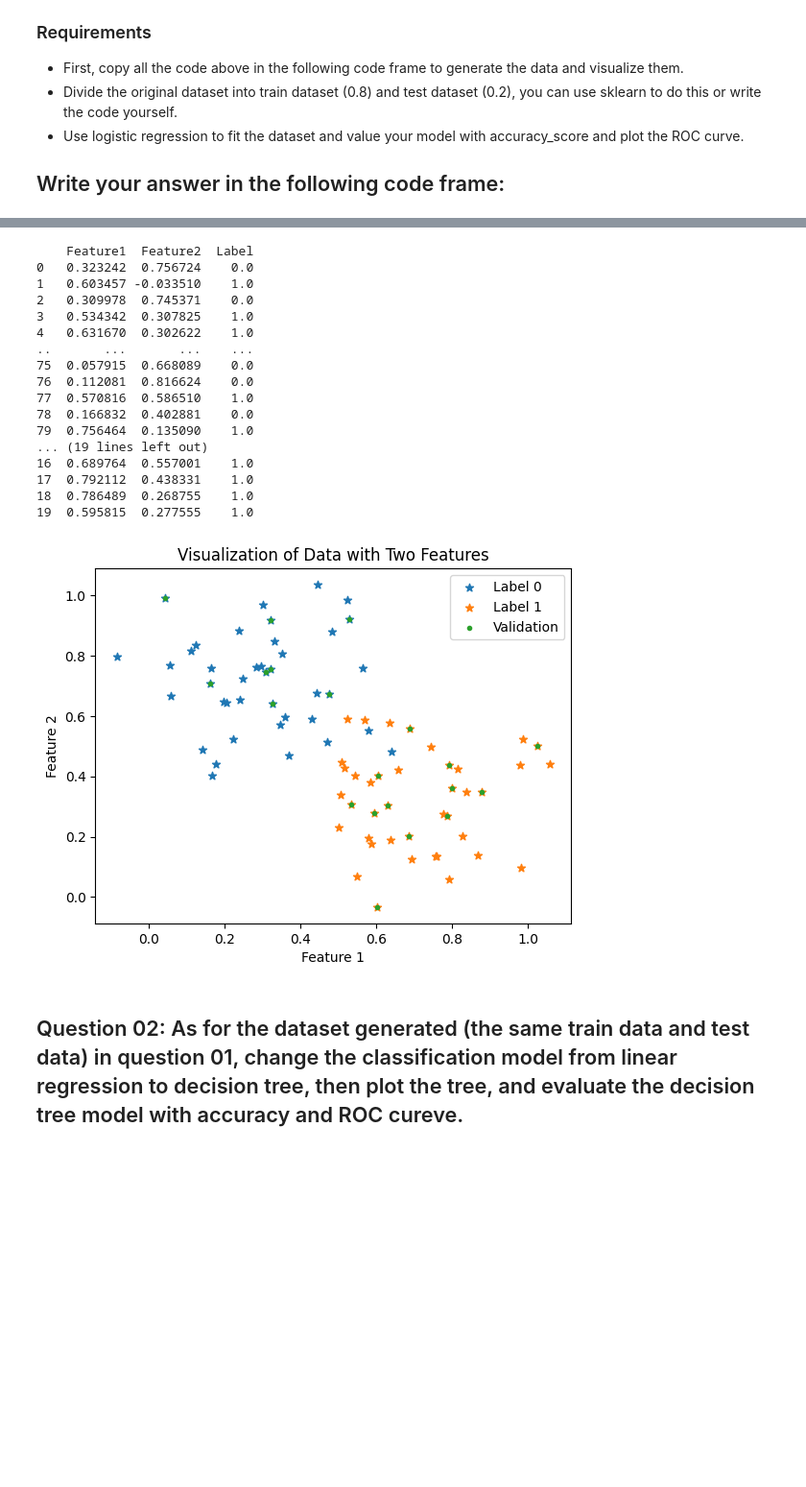
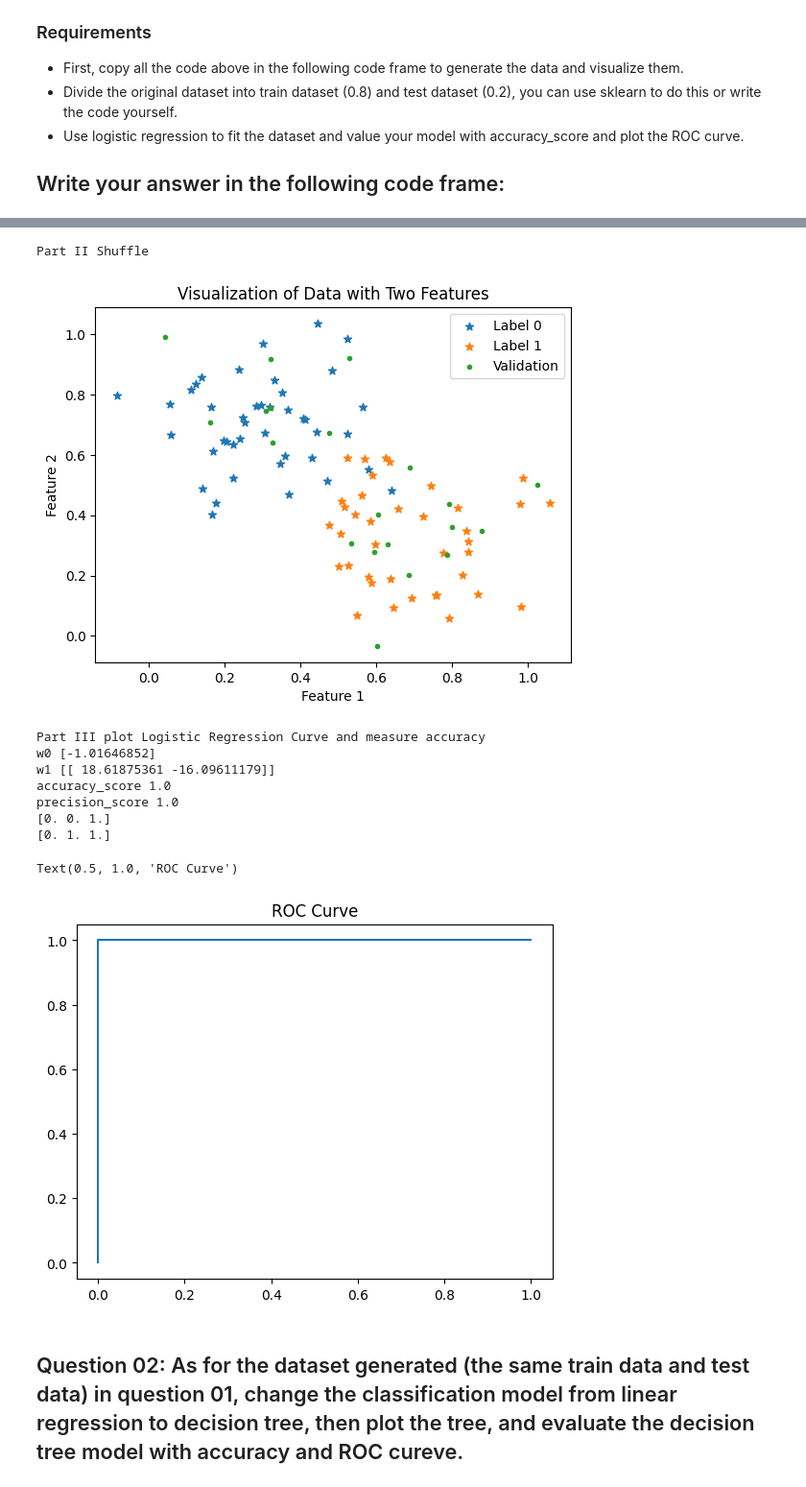
Before and after one commit to felixthe-cat/CIVL3140_clone, a Jupyter notebook: 03 Classification Models (Logistics regression & Decision Trees & Ensemble Learning)/exercise03.ipynb, the cells around one changed output, grey strips where cells are left out. Shown at 96% size. Drawn from its saved outputs; the diff is of its cells as text; code cells hidden in the pictures; blank space fills up the shorter version.

Commit message:
finished exercise 3 and part of ASM Q5

```diff
--- a/03 Classification Models (Logistics regression & Decision Trees & Ensemble Learning)/exercise03.ipynb
+++ b/03 Classification Models (Logistics regression & Decision Trees & Ensemble Learning)/exercise03.ipynb
@@ -87,53 +87,69 @@ data = np.vstack((class_0, class_1))
 # hstack puts them togehter in the same list
 labels = np.hstack((labels_0, labels_1))
 
 df = pd.DataFrame(data, columns=['Feature1', 'Feature2'])
 df['Label'] = labels
 
 plt.figure(figsize=(8, 6))
 plt.scatter(df[df['Label']==0]['Feature1'], df[df['Label']==0]['Feature2'], marker='*', label='Label 0')
 plt.scatter(df[df['Label']==1]['Feature1'], df[df['Label']==1]['Feature2'], marker='*', label='Label 1')
 plt.title('Visualization of Data with Two Features')
 plt.xlabel('Feature 1')
 plt.ylabel('Feature 2')
 plt.legend()
 plt.show()
 
 # Part II Shuffle
+print('Part II Shuffle')
 
 df = df.sample(frac=1).reset_index(drop=True)
-data_df_train = df.iloc[:80,:]
+# from 20th data to 100th
+data_df_train = df.iloc[20:,:]
+# from 0th data to 20th data
 data_df_val = df.iloc[:20,:]
-print(data_df_train)
-print(data_df_val)
 
 plt.scatter(data_df_train[data_df_train['Label']==0]['Feature1'], data_df_train[data_df_train['Label']==0]['Feature2'], marker='*', label='Label 0')
 plt.scatter(data_df_train[data_df_train['Label']==1]['Feature1'], data_df_train[data_df_train['Label']==1]['Feature2'], marker='*', label='Label 1')
 plt.scatter(data_df_val['Feature1'], data_df_val['Feature2'], marker='.', label='Validation')
 plt.title('Visualization of Data with Two Features')
 plt.xlabel('Feature 1')
 plt.ylabel('Feature 2')
 plt.legend()
 plt.show()
+
+# Part III plot Logistic Regression Curve and measure accuracy
+print('Part III plot Logistic Regression Curve and measure accuracy')
+
+from sklearn.linear_model import LogisticRegression
+from sklearn.metrics import accuracy_score, precision_score, roc_curve
+
+clf = LogisticRegression(random_state=0, penalty='none').fit(data_df_train[['Feature1','Feature2']],data_df_train['Label'])
+print('w0', clf.intercept_)
+print('w1', clf.coef_)
+
+pred = clf.predict(data_df_val[['Feature1', 'Feature2']])
+y = data_df_val['Label']
+
+print('accuracy_score', accuracy_score(pred, y))
+print('precision_score', precision_score(pred, y))
+
+fpr, tpr, thresholds = roc_curve(pred, y)
+print(fpr)
+print(tpr)
+plt.plot(fpr, tpr)
+plt.title('ROC Curve')
 # %% [output]
 [figure]
-    Feature1  Feature2  Label
-0   0.323242  0.756724    0.0
-1   0.603457 -0.033510    1.0
-2   0.309978  0.745371    0.0
-3   0.534342  0.307825    1.0
-4   0.631670  0.302622    1.0
-..       ...       ...    ...
-75  0.057915  0.668089    0.0
-76  0.112081  0.816624    0.0
-77  0.570816  0.586510    1.0
-78  0.166832  0.402881    0.0
-79  0.756464  0.135090    1.0
-... (19 lines left out)
-16  0.689764  0.557001    1.0
-17  0.792112  0.438331    1.0
-18  0.786489  0.268755    1.0
-19  0.595815  0.277555    1.0
+Part II Shuffle
-[figure, old version]
+[figure, new version]
+Part III plot Logistic Regression Curve and measure accuracy
+w0 [-1.01646852]
+w1 [[ 18.61875361 -16.09611179]]
+accuracy_score 1.0
+precision_score 1.0
+[0. 0. 1.]
+[0. 1. 1.]
+Text(0.5, 1.0, 'ROC Curve')
+[figure, added]
 # %% [markdown]
 ## Question 02: As for the dataset generated (the same train data and test data) in question 01, change the classification model from linear regression to decision tree, then plot the tree, and evaluate the decision tree model with accuracy and ROC cureve.
```
Also changed, not shown: parts of 4 cells of this notebook, 2 other files.
